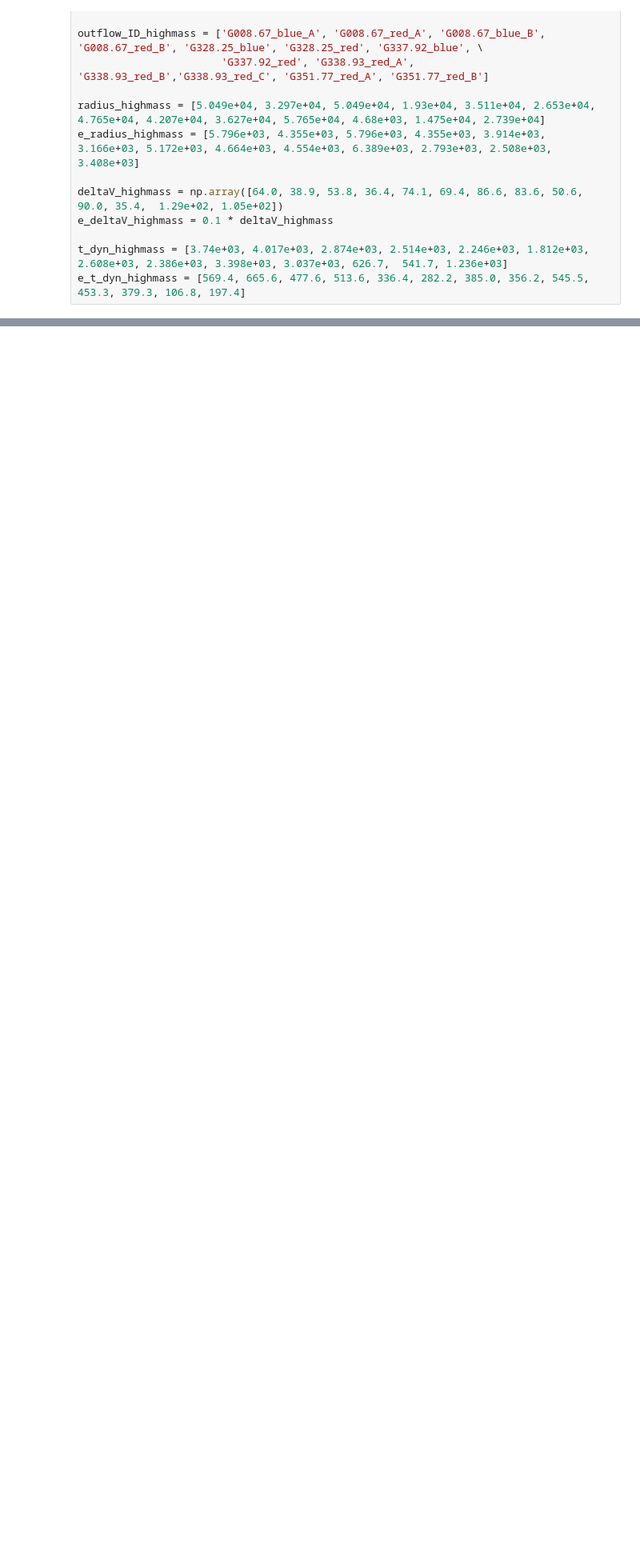
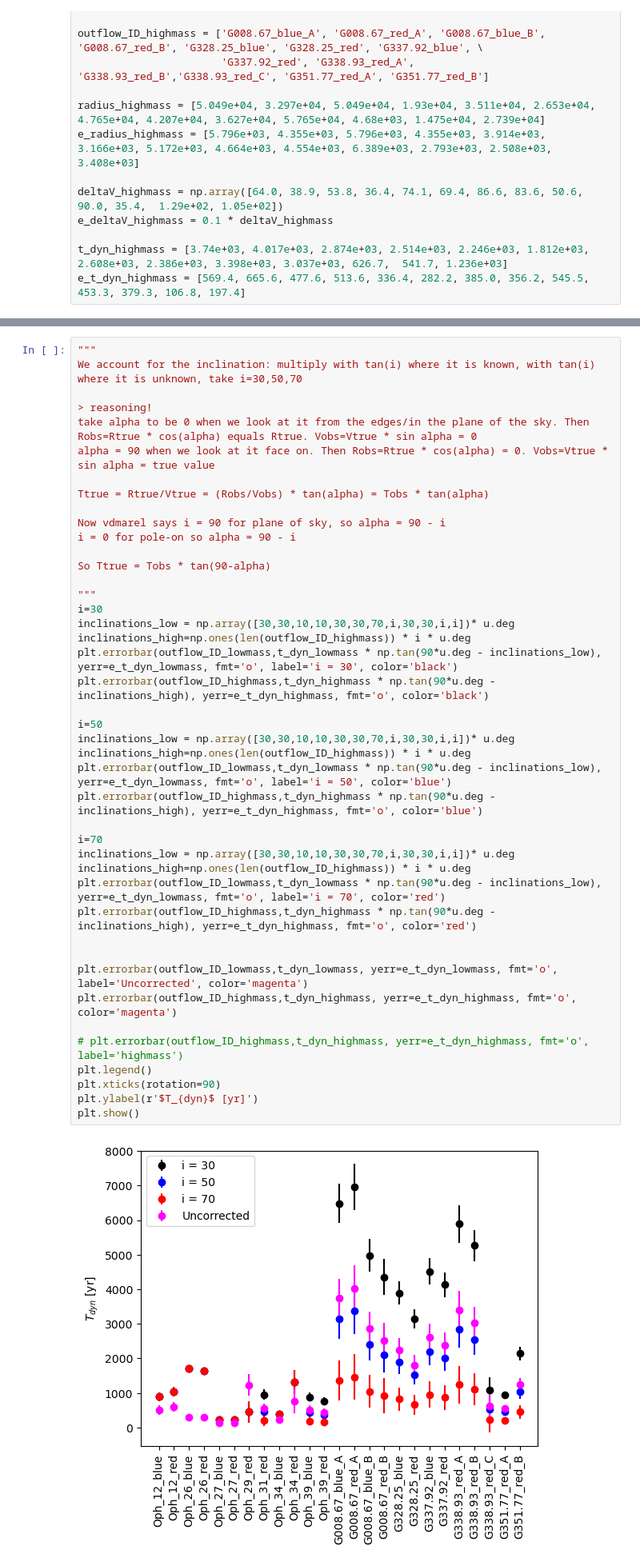
Before and after one commit to femkeballieux/master_project_2, a Jupyter notebook: code/discussion_plots.ipynb, the cells around one changed output, grey strips where cells are left out. Shown at 80% size. Saved outputs shown, nothing was run; the diff lists cells and outputs as text; blank space fills up the shorter version.

```diff
--- a/code/discussion_plots.ipynb
+++ b/code/discussion_plots.ipynb
@@ -38,3 +39,48 @@ plt.ylabel(r'$T_{dyn}$ [yr]')
 plt.show()
 # %% [output]
 [figure]
+# %%
+"""
+We account for the inclination: multiply with tan(i) where it is known, with tan(i) where it is unknown, take i=30,50,70
+
+> reasoning!
+take alpha to be 0 when we look at it from the edges/in the plane of the sky. Then Robs=Rtrue * cos(alpha) equals Rtrue. Vobs=Vtrue * sin alpha = 0
+alpha = 90 when we look at it face on. Then Robs=Rtrue * cos(alpha) = 0. Vobs=Vtrue * sin alpha = true value
+
+Ttrue = Rtrue/Vtrue = (Robs/Vobs) * tan(alpha) = Tobs * tan(alpha)
+
+Now vdmarel says i = 90 for plane of sky, so alpha = 90 - i
+i = 0 for pole-on so alpha = 90 - i
+
+So Ttrue = Tobs * tan(90-alpha)
+
+"""
+i=30
+inclinations_low = np.array([30,30,10,10,30,30,70,i,30,30,i,i])* u.deg
+inclinations_high=np.ones(len(outflow_ID_highmass)) * i * u.deg
+plt.errorbar(outflow_ID_lowmass,t_dyn_lowmass * np.tan(90*u.deg - inclinations_low), yerr=e_t_dyn_lowmass, fmt='o', label='i = 30', color='black')
+plt.errorbar(outflow_ID_highmass,t_dyn_highmass * np.tan(90*u.deg - inclinations_high), yerr=e_t_dyn_highmass, fmt='o', color='black')
+
+i=50
+inclinations_low = np.array([30,30,10,10,30,30,70,i,30,30,i,i])* u.deg
+inclinations_high=np.ones(len(outflow_ID_highmass)) * i * u.deg
+plt.errorbar(outflow_ID_lowmass,t_dyn_lowmass * np.tan(90*u.deg - inclinations_low), yerr=e_t_dyn_lowmass, fmt='o', label='i = 50', color='blue')
+plt.errorbar(outflow_ID_highmass,t_dyn_highmass * np.tan(90*u.deg - inclinations_high), yerr=e_t_dyn_highmass, fmt='o', color='blue')
+
+i=70
+inclinations_low = np.array([30,30,10,10,30,30,70,i,30,30,i,i])* u.deg
+inclinations_high=np.ones(len(outflow_ID_highmass)) * i * u.deg
+plt.errorbar(outflow_ID_lowmass,t_dyn_lowmass * np.tan(90*u.deg - inclinations_low), yerr=e_t_dyn_lowmass, fmt='o', label='i = 70', color='red')
+plt.errorbar(outflow_ID_highmass,t_dyn_highmass * np.tan(90*u.deg - inclinations_high), yerr=e_t_dyn_highmass, fmt='o', color='red')
+
+
+plt.errorbar(outflow_ID_lowmass,t_dyn_lowmass, yerr=e_t_dyn_lowmass, fmt='o', label='Uncorrected', color='magenta')
+plt.errorbar(outflow_ID_highmass,t_dyn_highmass, yerr=e_t_dyn_highmass, fmt='o', color='magenta')
+
+# plt.errorbar(outflow_ID_highmass,t_dyn_highmass, yerr=e_t_dyn_highmass, fmt='o', label='highmass')
+plt.legend()
+plt.xticks(rotation=90)
+plt.ylabel(r'$T_{dyn}$ [yr]')
+plt.show()
+# %% [output]
+[figure, added]
```
Also changed, not shown: parts of 1 cell of this notebook, 1 other file.
